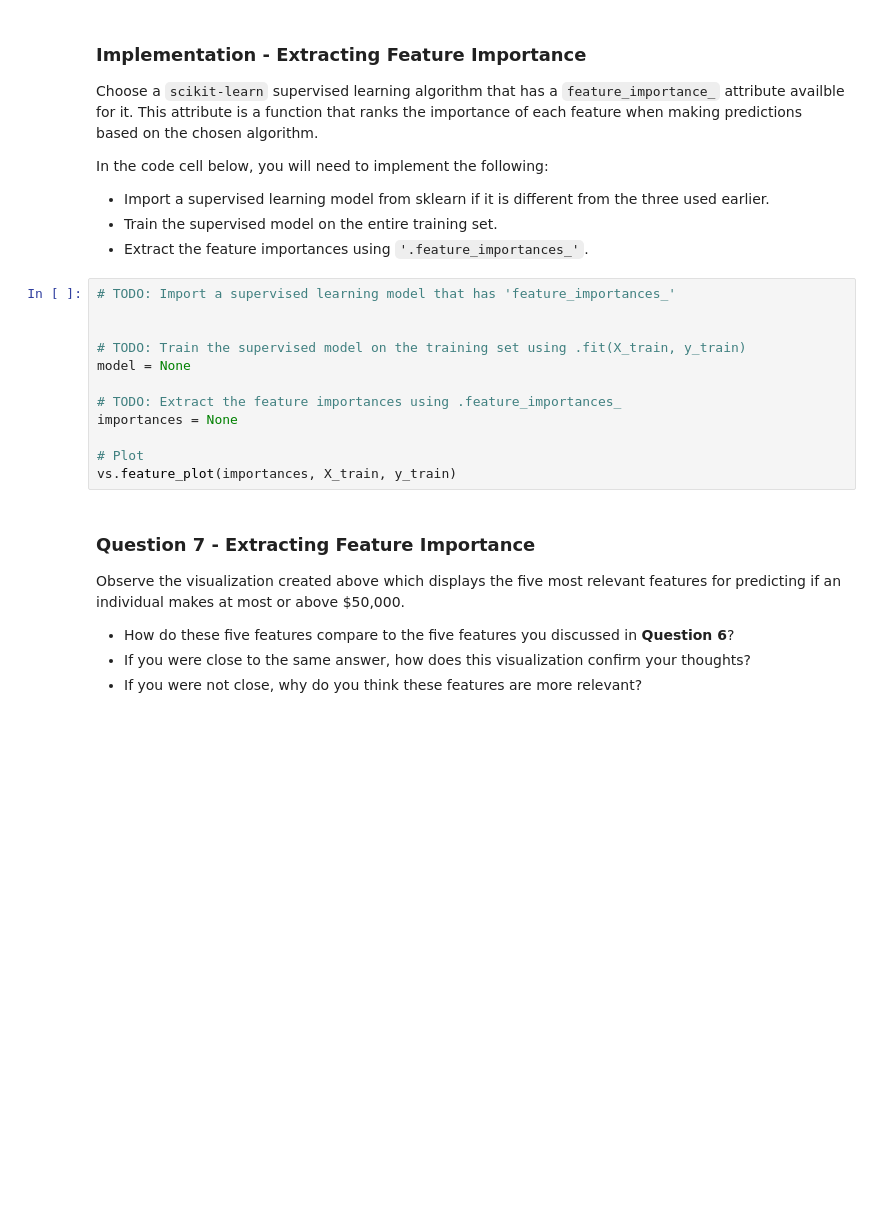
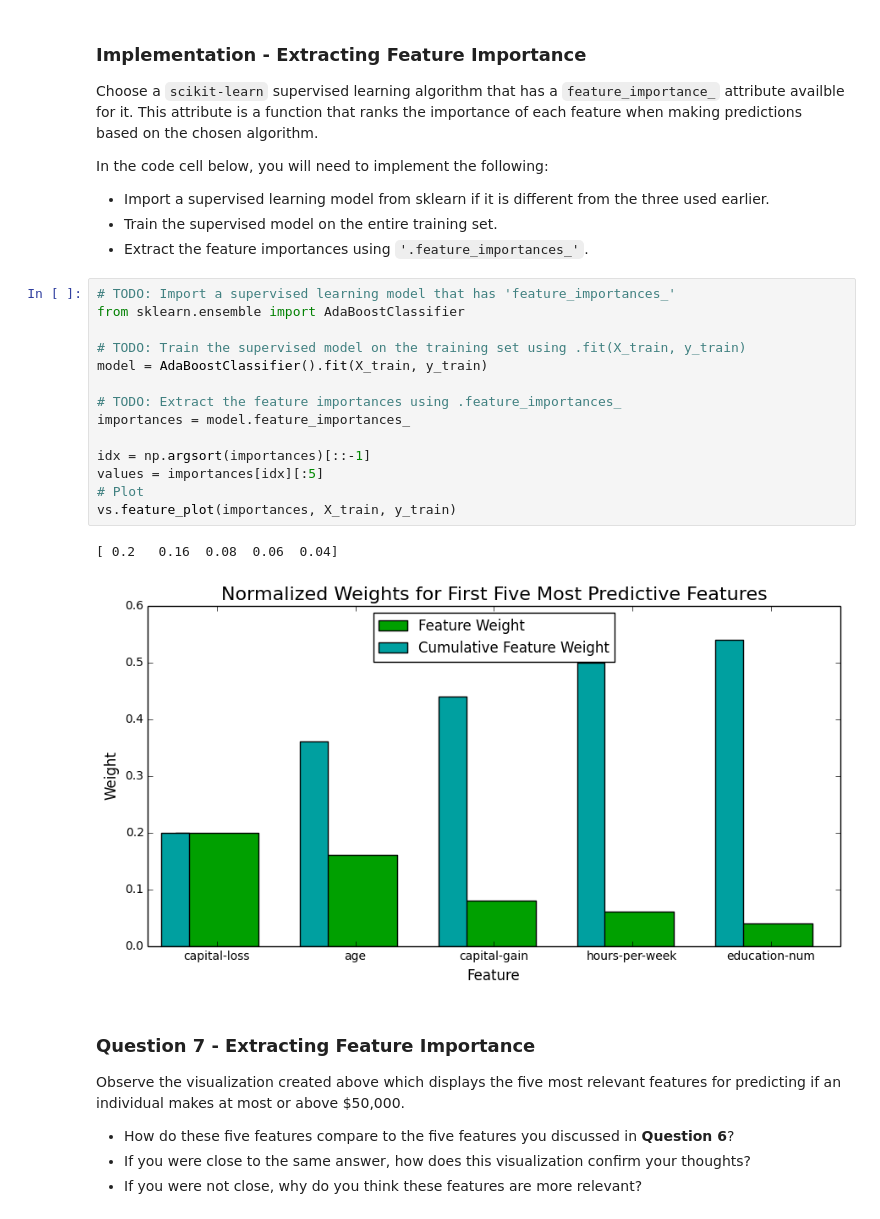
Before and after one commit to becky-hd/machine-learning, a Jupyter notebook: projects/finding_donors/finding_donors.ipynb, the cells around one changed output. Saved outputs shown, nothing was run; the diff lists cells and outputs as text; blank space fills up the shorter version.

```diff
--- a/projects/finding_donors/finding_donors.ipynb
+++ b/projects/finding_donors/finding_donors.ipynb
@@ -562,16 +596,21 @@ In the code cell below, you will need to implement the following:
  - Extract the feature importances using `'.feature_importances_'`.
 # %%
 # TODO: Import a supervised learning model that has 'feature_importances_'
-
+from sklearn.ensemble import AdaBoostClassifier
 
 # TODO: Train the supervised model on the training set using .fit(X_train, y_train)
-model = None
+model = AdaBoostClassifier().fit(X_train, y_train)
 
 # TODO: Extract the feature importances using .feature_importances_
-importances = None
+importances = model.feature_importances_
 
+idx = np.argsort(importances)[::-1]
+values = importances[idx][:5]
 # Plot
 vs.feature_plot(importances, X_train, y_train)
+# %% [output]
+[ 0.2   0.16  0.08  0.06  0.04]
+[figure, added]
 # %% [markdown]
 ### Question 7 - Extracting Feature Importance
 
```
Also changed, not shown: parts of 20 cells of this notebook.
